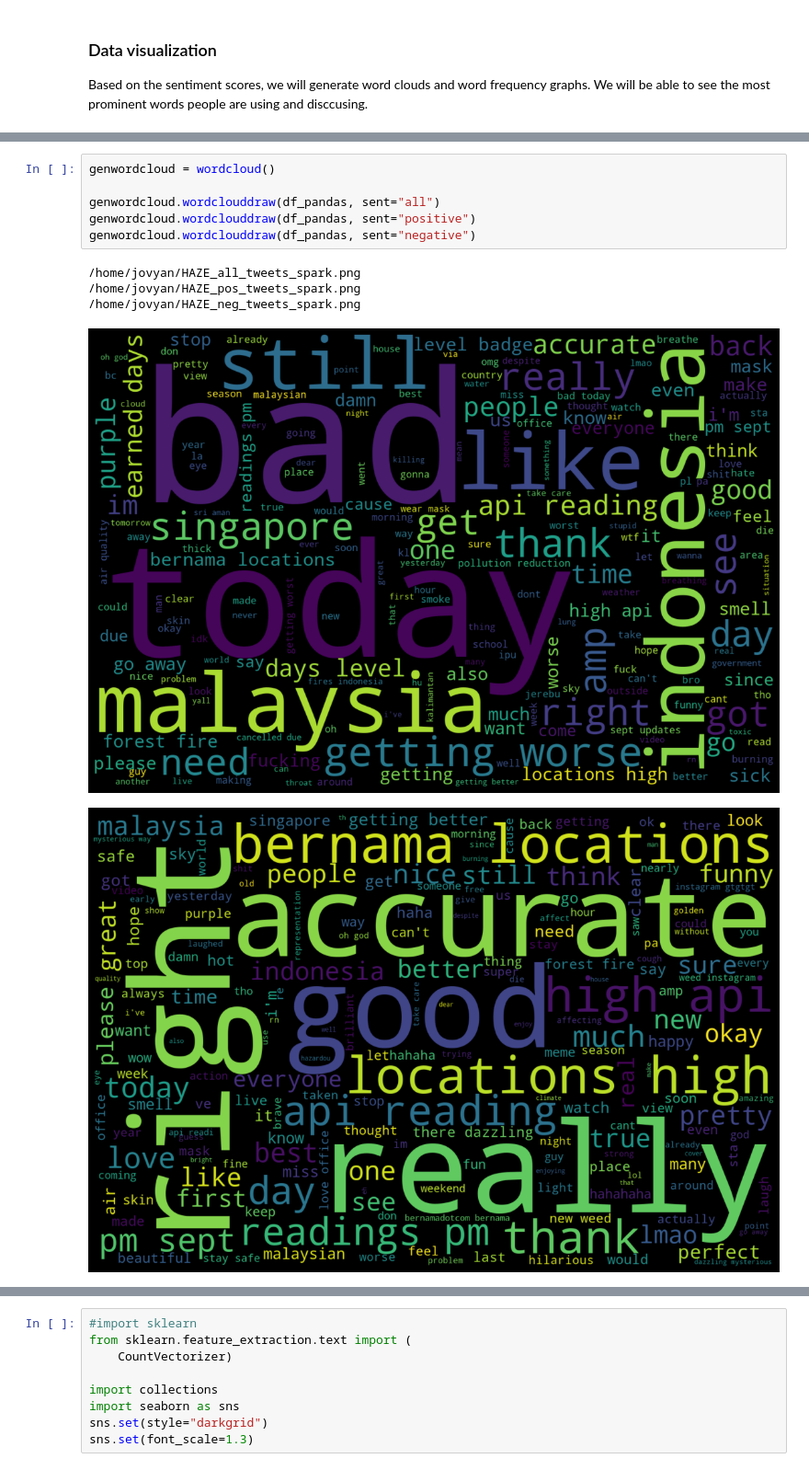
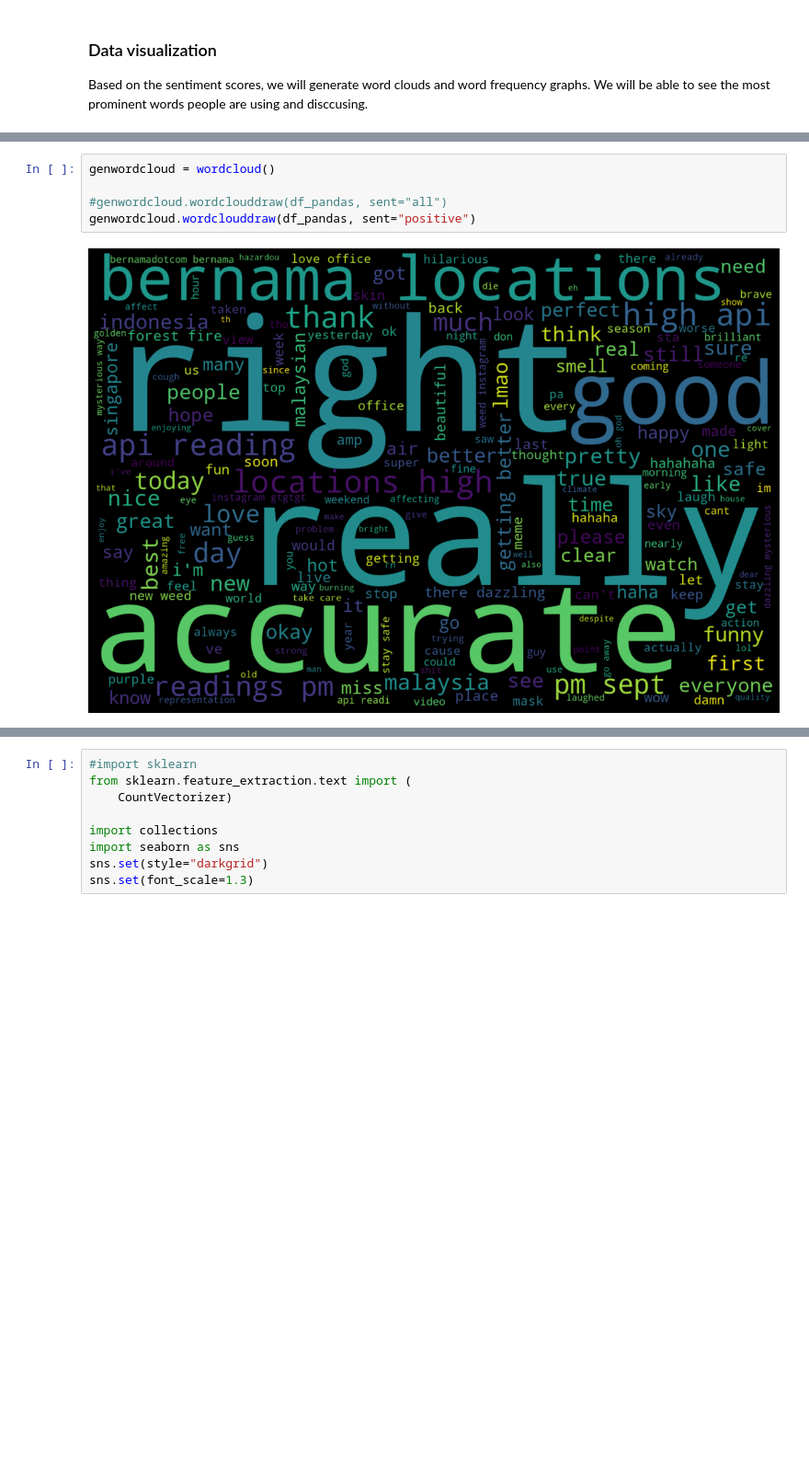
Before and after one commit to imtimwong/twittersentiment, a Jupyter notebook: twitter_analysis_spark_hadoop_breakdown.ipynb, the cells around one changed output, grey strips where cells are left out. Shown at 92% size. Cells and saved outputs as stored; diff of their text form; blank space fills up the shorter version.

Commit message:
to sample data on why 'really' is considered as a positive tweet

```diff
--- a/twitter_analysis_spark_hadoop_breakdown.ipynb
+++ b/twitter_analysis_spark_hadoop_breakdown.ipynb
@@ -273,12 +278,7 @@ class wordcloud():
 # %%
 genwordcloud = wordcloud()
 
-genwordcloud.wordclouddraw(df_pandas, sent="all")
+#genwordcloud.wordclouddraw(df_pandas, sent="all")
 genwordcloud.wordclouddraw(df_pandas, sent="positive")
-genwordcloud.wordclouddraw(df_pandas, sent="negative")
 # %% [output]
-/home/jovyan/HAZE_all_tweets_spark.png
-/home/jovyan/HAZE_pos_tweets_spark.png
-/home/jovyan/HAZE_neg_tweets_spark.png
-[figure, old version]
+[figure, new version]
-[figure, removed]
```
Also changed, not shown: parts of 10 cells of this notebook.
